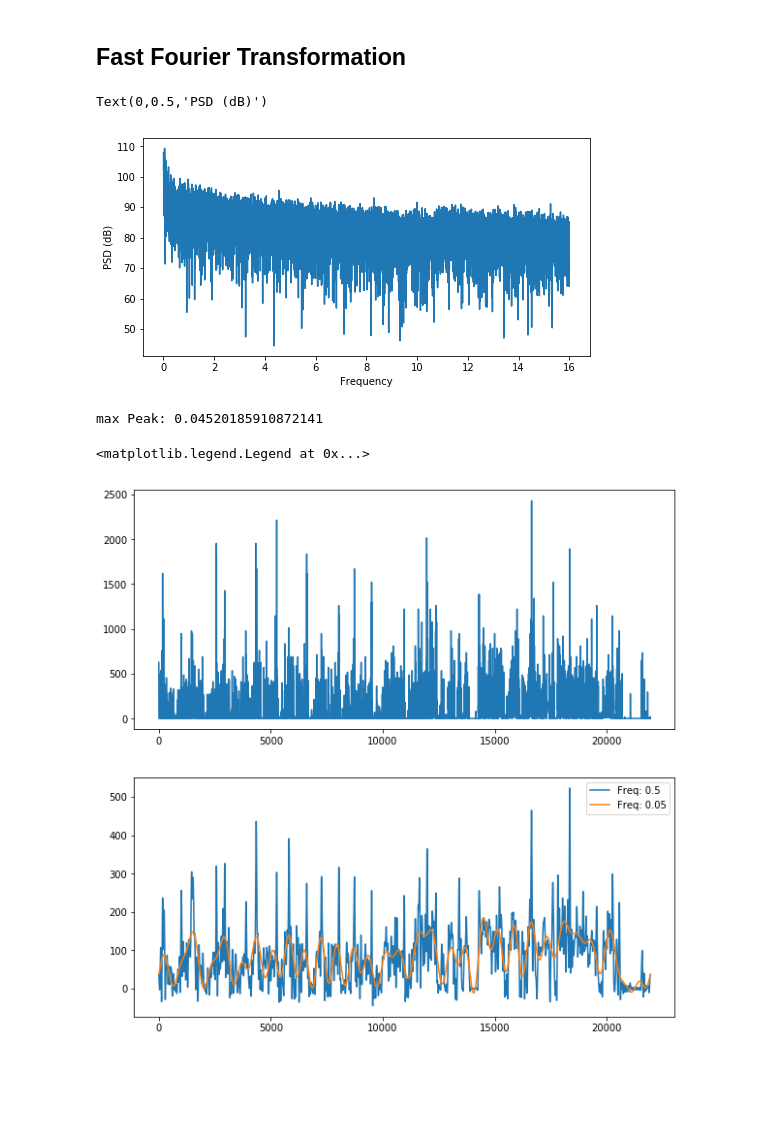
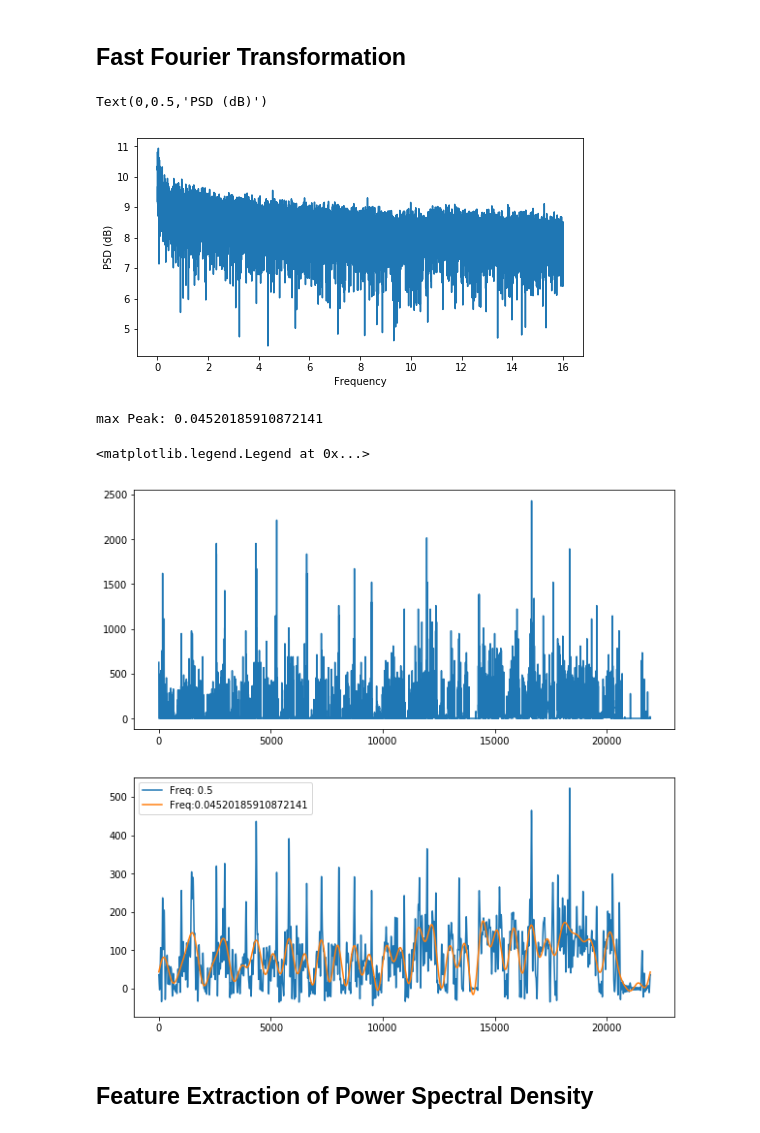
Before and after one commit to matthiasboeker/Shizophrenia_Depression_Project-, a Jupyter notebook: Notebooks/Schizophrenia_ts_explorative.ipynb, the cells around one changed output. Drawn from its saved outputs; the diff is of its cells as text; code cells hidden in the pictures; blank space fills up the shorter version.

```diff
--- a/Notebooks/Schizophrenia_ts_explorative.ipynb
+++ b/Notebooks/Schizophrenia_ts_explorative.ipynb
@@ -255,18 +216,19 @@ Problem of Multicolineratiy
 ## Fast Fourier Transformation
 # %%
 from scipy.fftpack import fft, fftfreq, ifft
-trans_fft = fft(shizophrenia_p[1]['activity'])
+k = 1
+trans_fft = fft(shizophrenia_p[k]['activity'])
 trans_psd = np.abs(trans_fft) ** 2
 #Since the original sampling frequency is 32 Hz according to paper
 fftfreq = fftfreq(len(trans_psd), 1. / 32)
 l = fftfreq > 0
 # %%
 fig, ax = plt.subplots(1, 1, figsize=(8, 4))
-ax.plot(fftfreq[l], 10* np.log10(trans_psd[l]))
+ax.plot(fftfreq[l], np.log10(trans_psd[l]))
 ax.set_xlabel('Frequency')
 #ax.set_xlim(0,0.5)
 ax.set_ylabel('PSD (dB)')
 # %% [output]
 Text(0,0.5,'PSD (dB)')
-[figure, old version]
+[figure, new version]
 # %%
@@ -284,12 +247,14 @@ trans = np.real(ifft(trans_fft_bis))
 trans1 = np.real(ifft(trans_fft_bis1))
 
 fig, (ax1, ax2) = plt.subplots(2, 1, figsize=(10, 10))
-ax1.plot(shizophrenia_p[1]['activity'].index, shizophrenia_p[1]['activity'])
+ax1.plot(shizophrenia_p[k]['activity'].index, shizophrenia_p[k]['activity'])
 ax1.set_label('Original TS')
-ax2.plot(shizophrenia_p[1]['activity'].index, trans)
-ax2.plot(shizophrenia_p[1]['activity'].index, trans1)
+ax2.plot(shizophrenia_p[k]['activity'].index, trans)
+ax2.plot(shizophrenia_p[k]['activity'].index, trans1)
 ax2.set_label('Fourier transformed TS')
-ax2.legend(['Freq: 0.5','Freq: 0.05'])
+ax2.legend(['Freq: 0.5','Freq:'+str(max_peak)])
 # %% [output]
 <matplotlib.legend.Legend at 0x...>
-[figure, old version]
+[figure, new version]
+# %% [markdown]
+## Feature Extraction of Power Spectral Density
```
Also changed, not shown: parts of 31 cells of this notebook.
